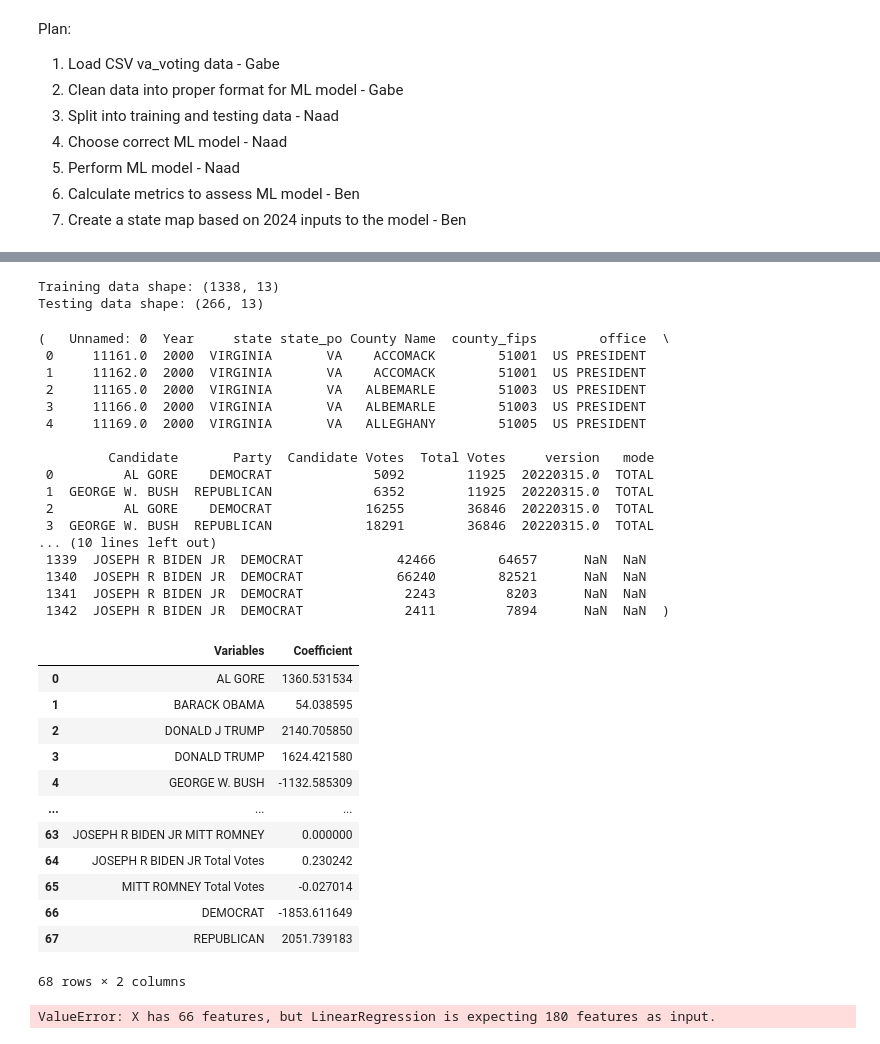
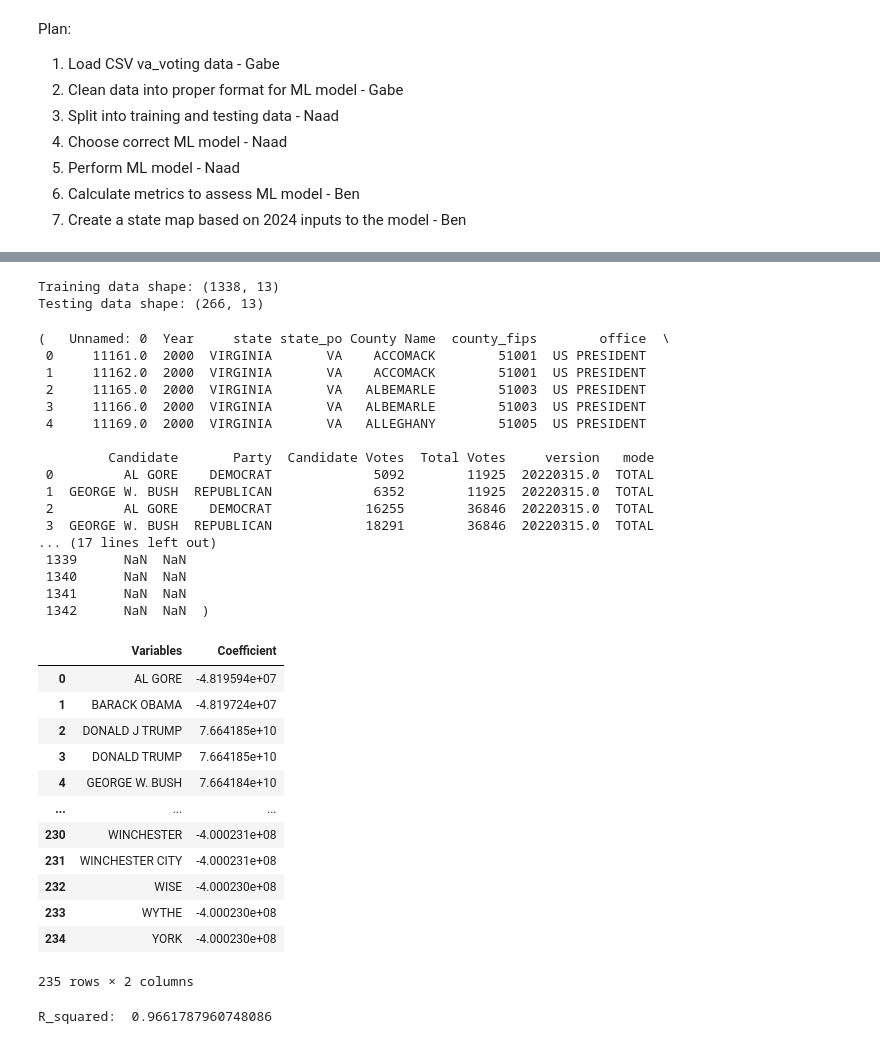
Before and after one commit to gaboojie/project_voting, a Jupyter notebook: code.ipynb, the cells around one changed output, grey strips where cells are left out. Drawn from its saved outputs; the diff is of its cells as text; code cells hidden in the pictures.

Commit message:
Completed all code through the net votes calculation

```diff
--- a/code.ipynb
+++ b/code.ipynb
@@ -55,13 +55,13 @@ print("Number of NAs in Total Votes:", df['Total Votes'].isna().sum())
 # Merge 2020 absentee, election day, and provisional votes to one candidate vote
 county_total_votes = df[['County Name', 'Candidate', 'Year', 'Total Votes']].drop_duplicates()
 
-biden_entries = df[(df['Candidate'] == 'JOSEPH R BIDEN JR') & (df['Year'] == 2020)].groupby(['County Name', 'Candidate', 'Year', 'Party', 'county_fips']).agg({'Candidate Votes': 'sum'}).reset_index()
+biden_entries = df[(df['Candidate'] == 'JOSEPH R BIDEN JR') & (df['Year'] == 2020)].groupby(['County Name', 'state', 'state_po', 'office', 'Candidate', 'Year', 'Party', 'county_fips']).agg({'Candidate Votes': 'sum'}).reset_index()
 biden_entries = pd.merge(biden_entries, county_total_votes, on=['County Name', 'Candidate', 'Year'], how='left')
 df = df[df['Candidate'] != 'JOSEPH R BIDEN JR']
 df = pd.concat([df, biden_entries], ignore_index=True)
 print(biden_entries)
 
-trump_entries = df[(df['Candidate'] == 'DONALD J TRUMP') & (df['Year'] == 2020)].groupby(['County Name', 'Candidate', 'Year', 'Party', 'county_fips']).agg({'Candidate Votes': 'sum'}).reset_index()
+trump_entries = df[(df['Candidate'] == 'DONALD J TRUMP') & (df['Year'] == 2020)].groupby(['County Name', 'state', 'state_po', 'office', 'Candidate', 'Year', 'Party', 'county_fips']).agg({'Candidate Votes': 'sum'}).reset_index()
 trump_entries = pd.merge(trump_entries, county_total_votes, on=['County Name', 'Candidate', 'Year'], how='left')
 df = df[df['Candidate'] != 'DONALD J TRUMP']
 df = pd.concat([df, trump_entries], ignore_index=True)
@@ -135,11 +135,11 @@ Testing data shape: (266, 13)
  1  GEORGE W. BUSH  REPUBLICAN             6352        11925  20220315.0  TOTAL
  2         AL GORE    DEMOCRAT            16255        36846  20220315.0  TOTAL
  3  GEORGE W. BUSH  REPUBLICAN            18291        36846  20220315.0  TOTAL
-... (10 lines left out)
- 1339  JOSEPH R BIDEN JR  DEMOCRAT            42466        64657      NaN  NaN
- 1340  JOSEPH R BIDEN JR  DEMOCRAT            66240        82521      NaN  NaN
- 1341  JOSEPH R BIDEN JR  DEMOCRAT             2243         8203      NaN  NaN
- 1342  JOSEPH R BIDEN JR  DEMOCRAT             2411         7894      NaN  NaN  )
+... (17 lines left out)
+ 1339      NaN  NaN
+ 1340      NaN  NaN
+ 1341      NaN  NaN
+ 1342      NaN  NaN  )
 # %%
 # Create a linear regression model using the train data
 X_train = pd.concat([
@@ -147,47 +147,48 @@ X_train = pd.concat([
     pd.get_dummies(train_df['County Name'], dtype='int'),
     pd.get_dummies(train_df['Party'], dtype='int'),
     train_df[['Total Votes']]
 ], axis=1)
 X_train.columns = X_train.columns.astype(str)
 y_train = train_df['Candidate Votes']
 
 X = pd.get_dummies(df['Candidate'], dtype='int')  # One-hot encode the 'Candidate' column
 X_party = pd.get_dummies(df['Party'], dtype='int')  # One-hot encode the 'Party' column
+X_county = pd.get_dummies(df['County Name'], dtype='int') # One-hot encode the 'County Name' column
 y = df['Candidate Votes']  # Assuming 'Candidate Votes' is your target variable
 
 # Add the 'Total Votes' column as an additional feature
 X['Total Votes'] = df['Total Votes']
 
 # Use PolynomialFeatures to generate interaction terms up to degree 2
 expander = PolynomialFeatures(degree=2, interaction_only=True, include_bias=False)
 X_interactions = expander.fit_transform(X)
 
 # Convert X_interactions to a DataFrame
 X_interactions_df = pd.DataFrame(X_interactions, columns=expander.get_feature_names_out(X.columns))
 
-# Concatenate X_interactions_df with the party dummy variables
-X_final = pd.concat([X_interactions_df, X_party], axis=1)
+# Concatenate X_interactions_df with the other dummy variables
+X_final = pd.concat([X_interactions_df, X_party, X_county], axis=1)
 
 # Fit a linear regression model
 from sklearn import linear_model
 reg = linear_model.LinearRegression(fit_intercept=False).fit(X_final, y)
 
 results = pd.DataFrame({'Variables':reg.feature_names_in_, 'Coefficient':reg.coef_})
 results
 # %% [output]
 |  | Variables | Coefficient |
-| 0 | AL GORE | 1360.531534 |
-| 1 | BARACK OBAMA | 54.038595 |
-| 2 | DONALD J TRUMP | 2140.705850 |
-| 3 | DONALD TRUMP | 1624.421580 |
-| 4 | GEORGE W. BUSH | -1132.585309 |
+| 0 | AL GORE | -4.819594e+07 |
+| 1 | BARACK OBAMA | -4.819724e+07 |
+| 2 | DONALD J TRUMP | 7.664185e+10 |
+| 3 | DONALD TRUMP | 7.664185e+10 |
+| 4 | GEORGE W. BUSH | 7.664184e+10 |
 | ... | ... | ... |
-| 63 | JOSEPH R BIDEN JR MITT ROMNEY | 0.000000 |
-| 64 | JOSEPH R BIDEN JR Total Votes | 0.230242 |
-| 65 | MITT ROMNEY Total Votes | -0.027014 |
-| 66 | DEMOCRAT | -1853.611649 |
-| 67 | REPUBLICAN | 2051.739183 |
+| 230 | WINCHESTER | -4.000231e+08 |
+| 231 | WINCHESTER CITY | -4.000231e+08 |
+| 232 | WISE | -4.000230e+08 |
+| 233 | WYTHE | -4.000230e+08 |
+| 234 | YORK | -4.000230e+08 |
-68 rows × 2 columns
+235 rows × 2 columns
 # %%
 X_test = pd.concat([
     pd.get_dummies(test_df['Year'], dtype='int'),
@@ -199,10 +200,10 @@ X_test.columns = X_test.columns.astype(str)
 y_test = test_df['Candidate Votes']
 
 # Calculate R^2
-r2 = reg.score(X, y)
+r2 = reg.score(X_final, y)
 print('R_squared: ', r2)
 # %% [output]
-ValueError: X has 66 features, but LinearRegression is expecting 180 features as input.
+R_squared:  0.9661787960748086
 # %%
 # Calculate total votes growth rates
 total_votes = df.groupby(['County Name', 'Year'])['Total Votes'].sum().reset_index()
```
Also changed, not shown: parts of 3 cells of this notebook.
